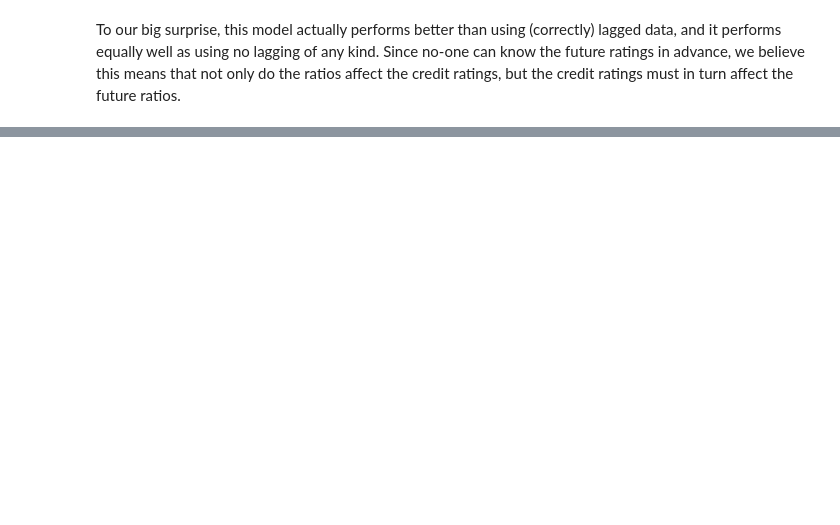
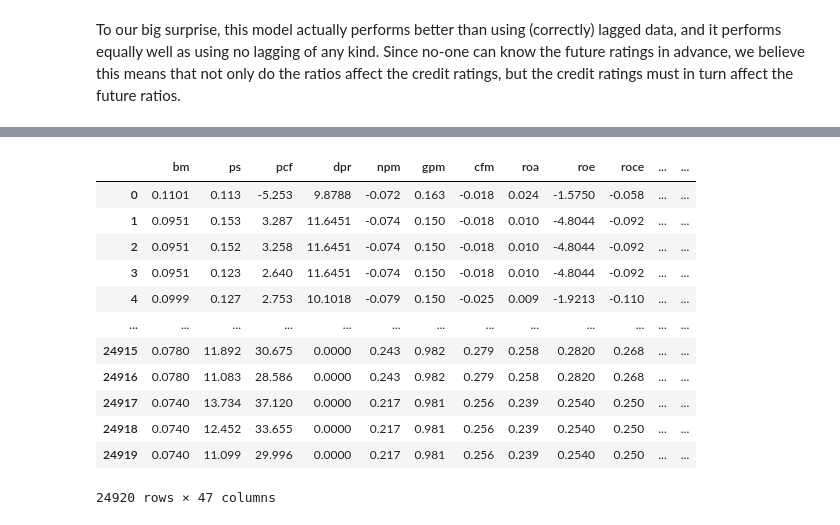
Before and after one commit to john-donnelly-1/ML-Group-3, a Jupyter notebook: current code doc.ipynb, the cells around one changed output, grey strips where cells are left out. Cells and saved outputs as stored; diff of their text form; code cells hidden in the pictures; blank space fills up the shorter version.

```diff
--- a/current code doc.ipynb
+++ b/current code doc.ipynb
@@ -670,0 +711,9 @@ To our big surprise, this model actually performs better than using (correctly)
+# %%
+# I only keep the variables I'm interested in
+selCols = ['gvkey', 'fyear', 'cshtr_c', 'prcc_c', 'prch_c', 'prcl_c', 'gsector']
+moredat = moredat.loc[:, selCols]
+# %%
+# the variable indfmt, which we don't need, is responsible for duplicates that we need to remove
+moredat = moredat.set_index(['gvkey', 'fyear'])
+moredat = moredat[~moredat.index.duplicated(keep='first')]
+moredat.reset_index(inplace=True)
@@ -670,0 +736,21 @@ To our big surprise, this model actually performs better than using (correctly)
+# %%
+# Now I also need the year in imputed, so I can merge the data sets on it
+imputed['fyear'] = imputed['public_date'].dt.year
+# %%
+alldat = pd.merge(imputed, moredat, on=['fyear', 'gvkey'], how='inner', validate = 'many_to_one')
+# %%
+alldat
+# %% [output]
+|  | bm | ps | pcf | dpr | npm | gpm | cfm | roa | roe | roce | ... | ... |
+| 0 | 0.1101 | 0.113 | -5.253 | 9.8788 | -0.072 | 0.163 | -0.018 | 0.024 | -1.5750 | -0.058 | ... | ... |
+| 1 | 0.0951 | 0.153 | 3.287 | 11.6451 | -0.074 | 0.150 | -0.018 | 0.010 | -4.8044 | -0.092 | ... | ... |
+| 2 | 0.0951 | 0.152 | 3.258 | 11.6451 | -0.074 | 0.150 | -0.018 | 0.010 | -4.8044 | -0.092 | ... | ... |
+| 3 | 0.0951 | 0.123 | 2.640 | 11.6451 | -0.074 | 0.150 | -0.018 | 0.010 | -4.8044 | -0.092 | ... | ... |
+| 4 | 0.0999 | 0.127 | 2.753 | 10.1018 | -0.079 | 0.150 | -0.025 | 0.009 | -1.9213 | -0.110 | ... | ... |
+| ... | ... | ... | ... | ... | ... | ... | ... | ... | ... | ... | ... | ... |
+| 24915 | 0.0780 | 11.892 | 30.675 | 0.0000 | 0.243 | 0.982 | 0.279 | 0.258 | 0.2820 | 0.268 | ... | ... |
+| 24916 | 0.0780 | 11.083 | 28.586 | 0.0000 | 0.243 | 0.982 | 0.279 | 0.258 | 0.2820 | 0.268 | ... | ... |
+| 24917 | 0.0740 | 13.734 | 37.120 | 0.0000 | 0.217 | 0.981 | 0.256 | 0.239 | 0.2540 | 0.250 | ... | ... |
+| 24918 | 0.0740 | 12.452 | 33.655 | 0.0000 | 0.217 | 0.981 | 0.256 | 0.239 | 0.2540 | 0.250 | ... | ... |
+| 24919 | 0.0740 | 11.099 | 29.996 | 0.0000 | 0.217 | 0.981 | 0.256 | 0.239 | 0.2540 | 0.250 | ... | ... |
+24920 rows × 47 columns
```
Also changed, not shown: parts of 36 cells of this notebook.
